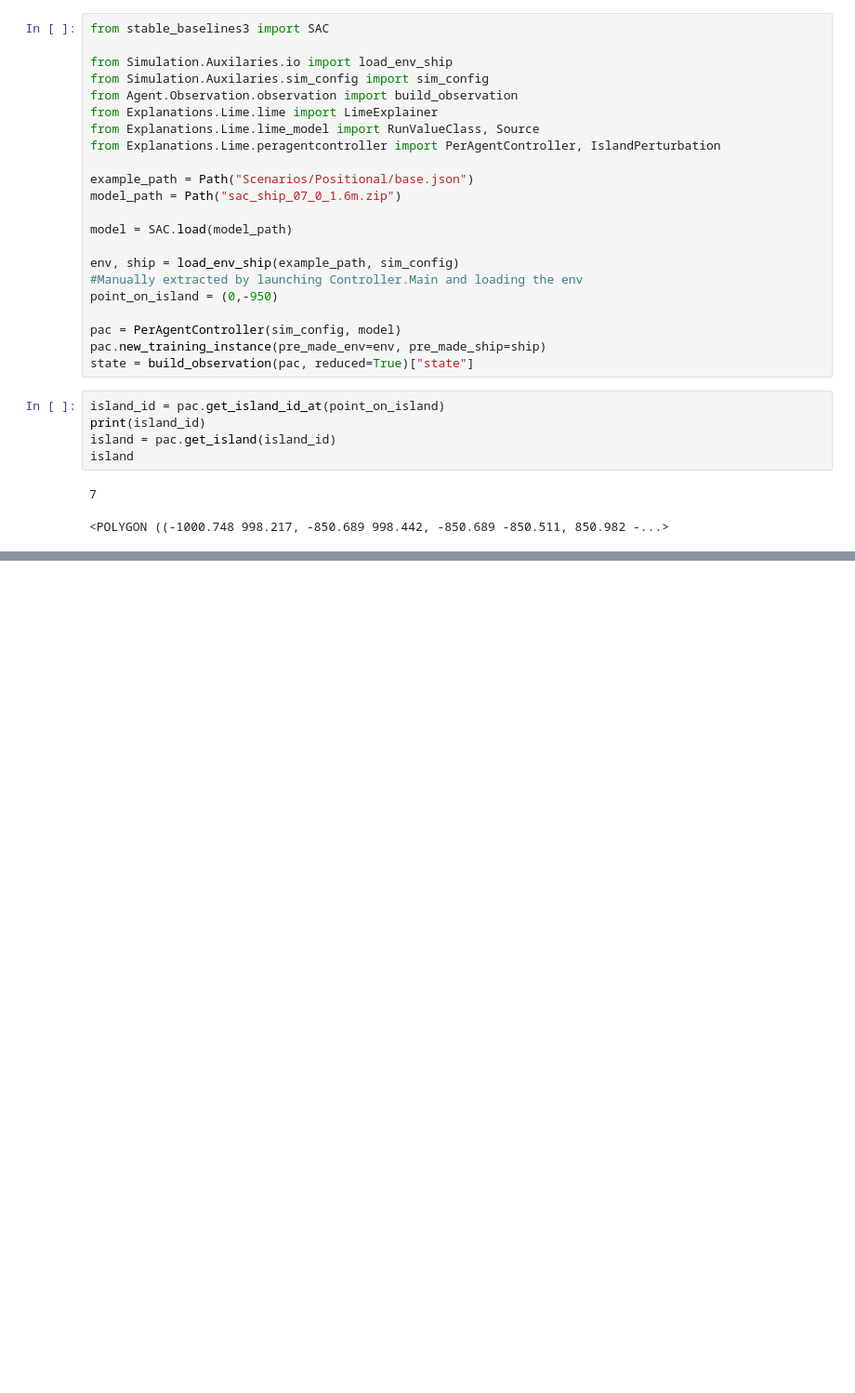
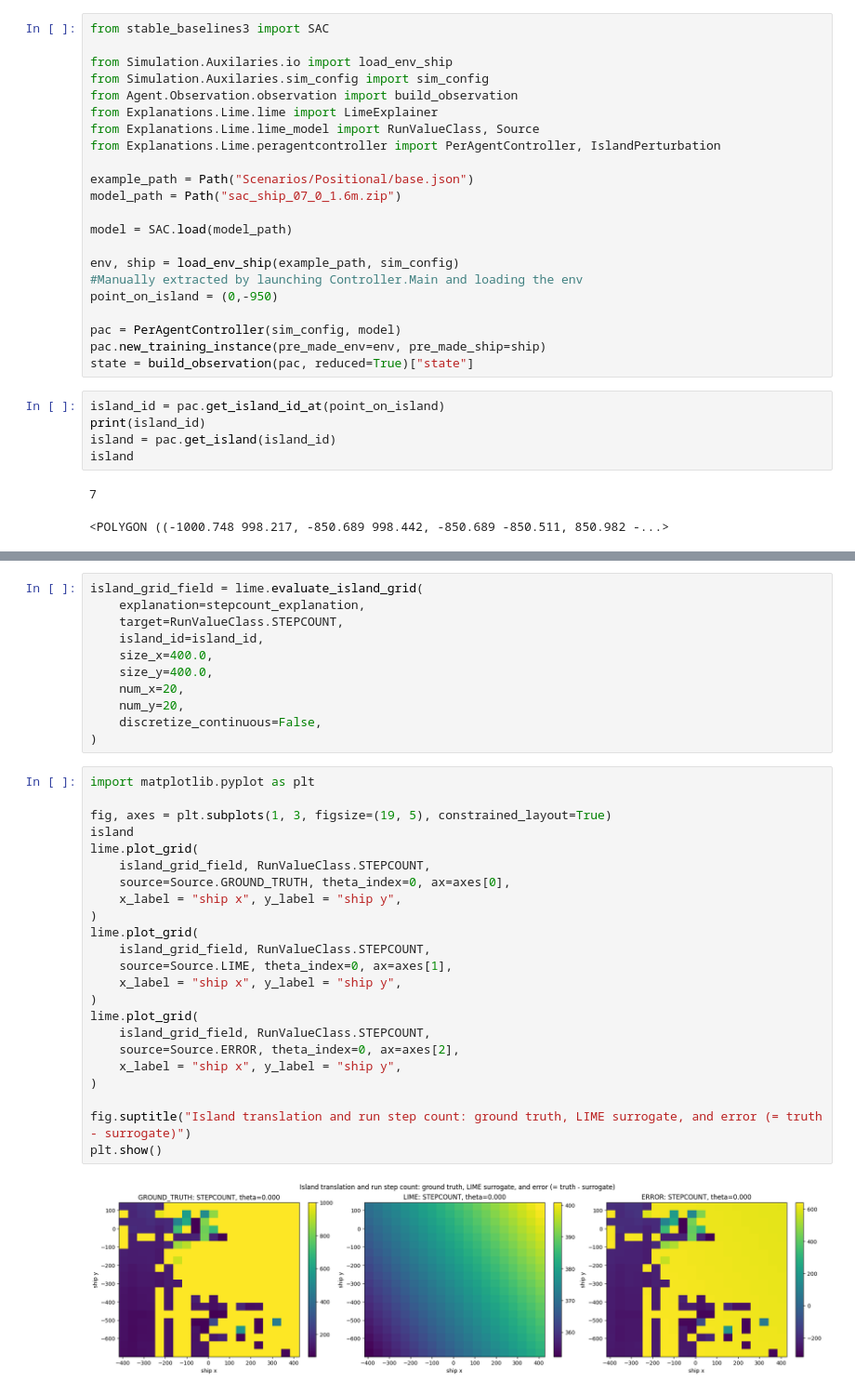
Before and after one commit to IrYav/fully-autonomous-maritime-xAI, a Jupyter notebook: Explanations/Lime/island_expl.ipynb, the cells around one changed output, grey strips where cells are left out. Shown at 93% size. Saved outputs shown, nothing was run; the diff lists cells and outputs as text; blank space fills up the shorter version.

Commit message:
Heatmap Island-LIME

```diff
--- a/Explanations/Lime/island_expl.ipynb
+++ b/Explanations/Lime/island_expl.ipynb
@@ -51,0 +52,36 @@ stepcount_explanation.as_pyplot_figure(figsize=(8, 4))
+# %%
+island_grid_field = lime.evaluate_island_grid(
+    explanation=stepcount_explanation,
+    target=RunValueClass.STEPCOUNT,
+    island_id=island_id,
+    size_x=400.0,
+    size_y=400.0,
+    num_x=20,
+    num_y=20,
+    discretize_continuous=False,
+)
+# %%
+import matplotlib.pyplot as plt
+
+fig, axes = plt.subplots(1, 3, figsize=(19, 5), constrained_layout=True)
+island
+lime.plot_grid(
+    island_grid_field, RunValueClass.STEPCOUNT,
+    source=Source.GROUND_TRUTH, theta_index=0, ax=axes[0],
+    x_label = "ship x", y_label = "ship y",
+)
+lime.plot_grid(
+    island_grid_field, RunValueClass.STEPCOUNT,
+    source=Source.LIME, theta_index=0, ax=axes[1],
+    x_label = "ship x", y_label = "ship y",
+)
+lime.plot_grid(
+    island_grid_field, RunValueClass.STEPCOUNT,
+    source=Source.ERROR, theta_index=0, ax=axes[2],
+    x_label = "ship x", y_label = "ship y",
+)
+
+fig.suptitle("Island translation and run step count: ground truth, LIME surrogate, and error (= truth - surrogate)")
+plt.show()
+# %% [output]
+[figure, added]
```
Also changed, not shown: parts of 1 cell of this notebook, 1 other file.
